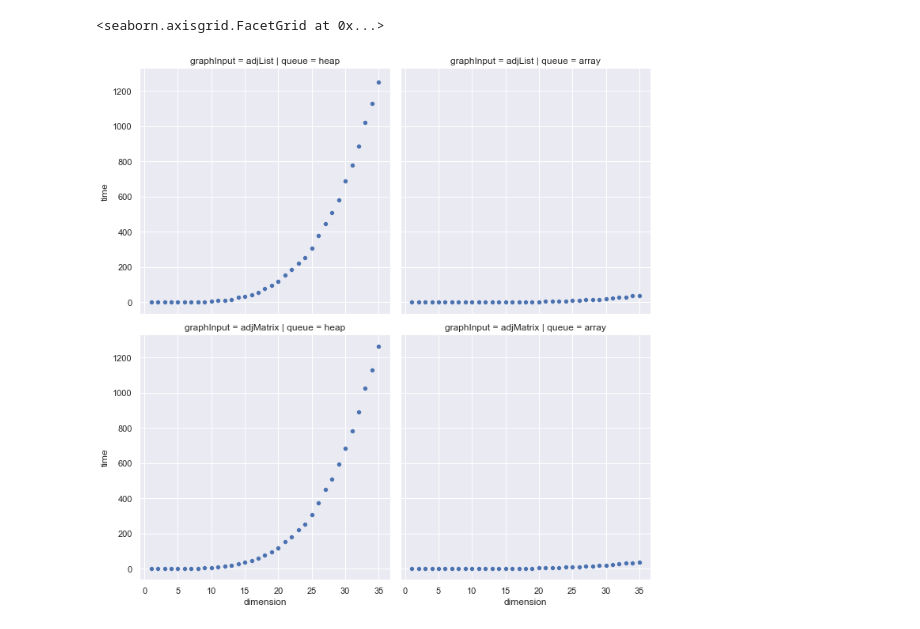
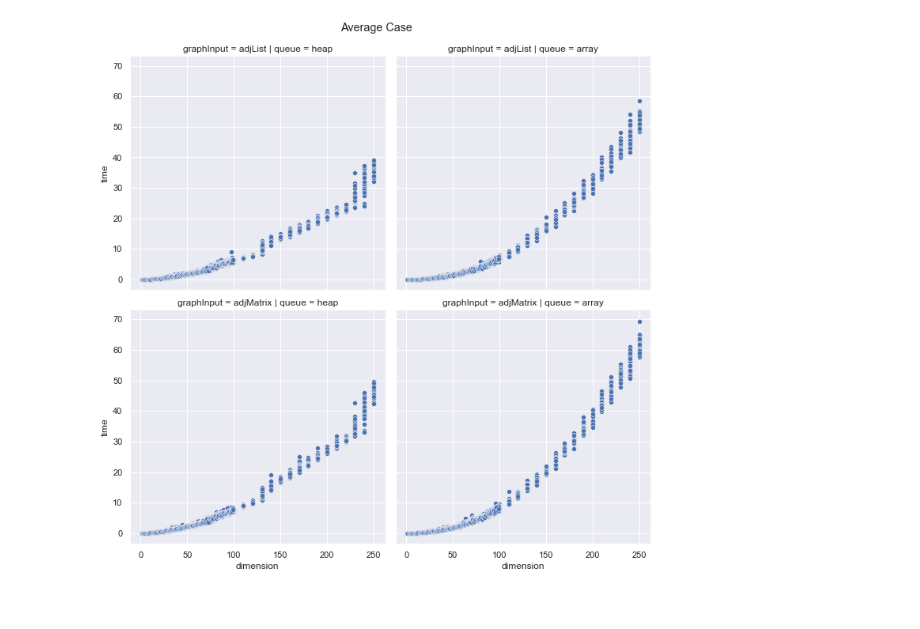
Before and after one commit to TsienJin/SC2001-Group-Projects, a Jupyter notebook: Proj2/Findings.ipynb, the cells around one changed output. Drawn from its saved outputs; the diff is of its cells as text; code cells hidden in the pictures.

```diff
--- a/Proj2/Findings.ipynb
+++ b/Proj2/Findings.ipynb
@@ -52,7 +9,12 @@ compareAllFinding
-# %%
-### Plot for compare all data
-compareAllPlot = sns.FacetGrid(compareAllFinding, col='queue', row='graphInput',height=5)
-compareAllPlot.map(sns.scatterplot, "dimension", "time")
-# %% [output]
-<seaborn.axisgrid.FacetGrid at 0x...>
-[figure, removed]
+# %%
+### Function to plot graphs
+def quadPlot(fileName:str, title:str='Default Title'):
+    dataframe = pd.read_csv(f"./results/{fileName}")
+    QuadPlotObj = sns.FacetGrid(dataframe, col='queue', row='graphInput',height=5)
+    QuadPlotObj.map(sns.scatterplot, "dimension", "time")
+    QuadPlotObj.fig.subplots_adjust(top=0.92)
+    QuadPlotObj.fig.suptitle(title)
+# %%
+quadPlot(fileName="compareAllVar.csv", title="Average Case")
+# %% [output]
+[figure, added]
```
Also changed, not shown: parts of 5 cells of this notebook, 4 other files.
